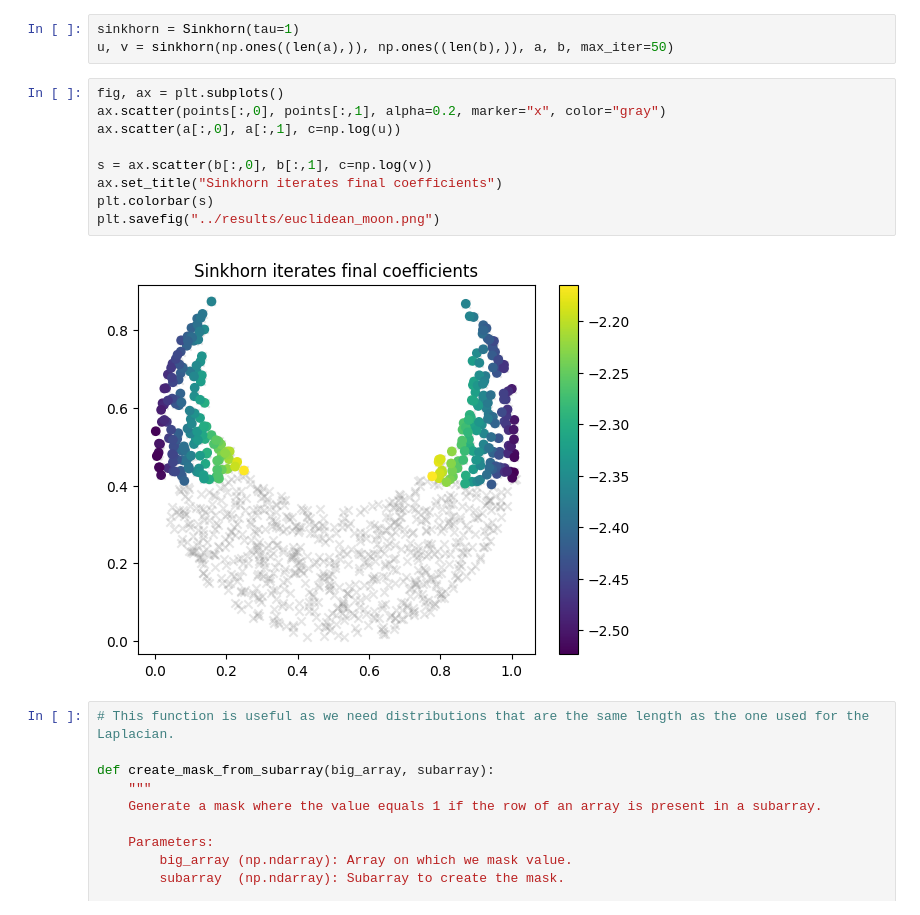
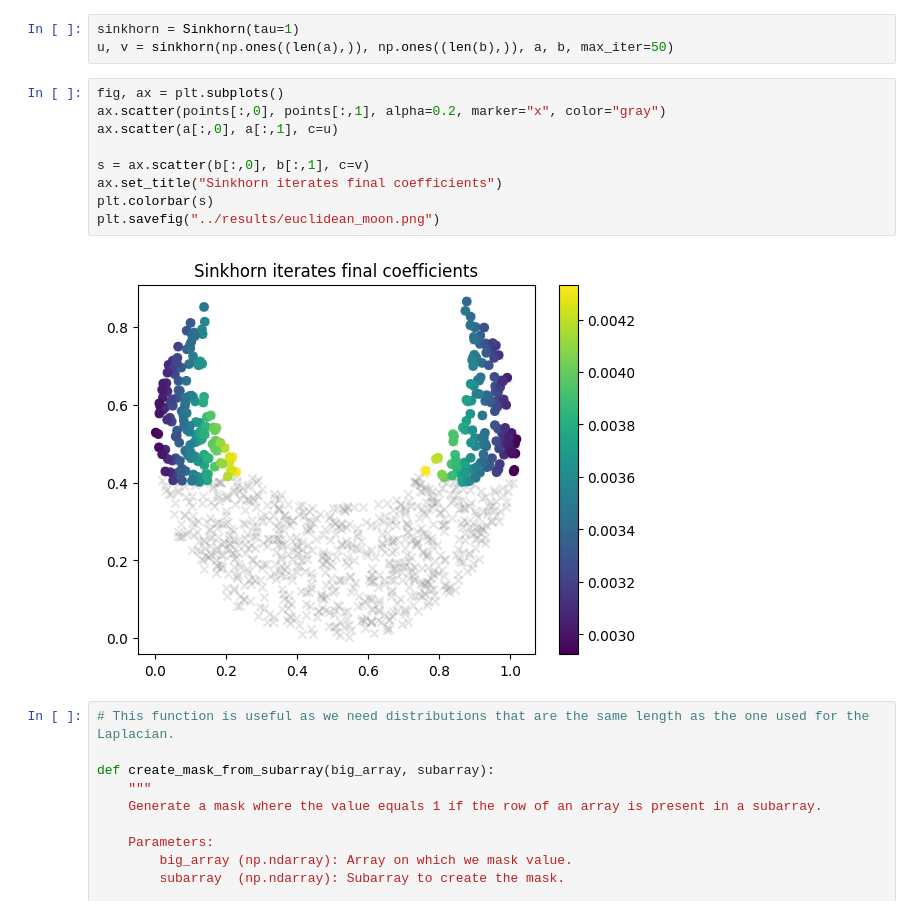
Before and after one commit to kerrianlc/Sinkhorn, a Jupyter notebook: src/geodesic_sinkhorn.ipynb, the cells around one changed output. Drawn from its saved outputs; the diff is of its cells as text.

```diff
--- a/src/geodesic_sinkhorn.ipynb
+++ b/src/geodesic_sinkhorn.ipynb
@@ -338,14 +338,14 @@ u, v = sinkhorn(np.ones((len(a),)), np.ones((len(b),)), a, b, max_iter=50)
 # %%
 fig, ax = plt.subplots()
 ax.scatter(points[:,0], points[:,1], alpha=0.2, marker="x", color="gray")
-ax.scatter(a[:,0], a[:,1], c=np.log(u))
+ax.scatter(a[:,0], a[:,1], c=u)
 
-s = ax.scatter(b[:,0], b[:,1], c=np.log(v))
+s = ax.scatter(b[:,0], b[:,1], c=v)
 ax.set_title("Sinkhorn iterates final coefficients")
 plt.colorbar(s)
 plt.savefig("../results/euclidean_moon.png")
 # %% [output]
-[figure, old version]
+[figure, new version]
 # %%
 # This function is useful as we need distributions that are the same length as the one used for the Laplacian.
 
```
Also changed, not shown: parts of 6 cells of this notebook.
